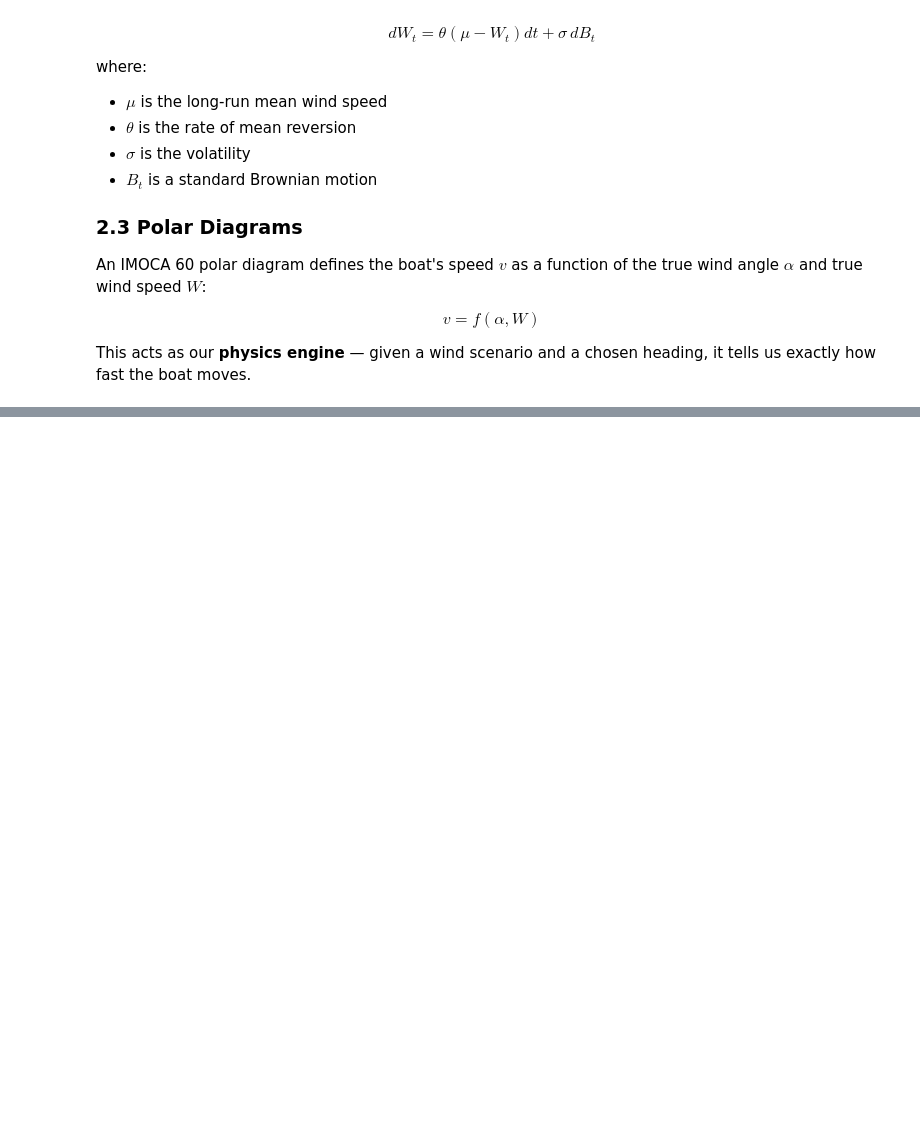
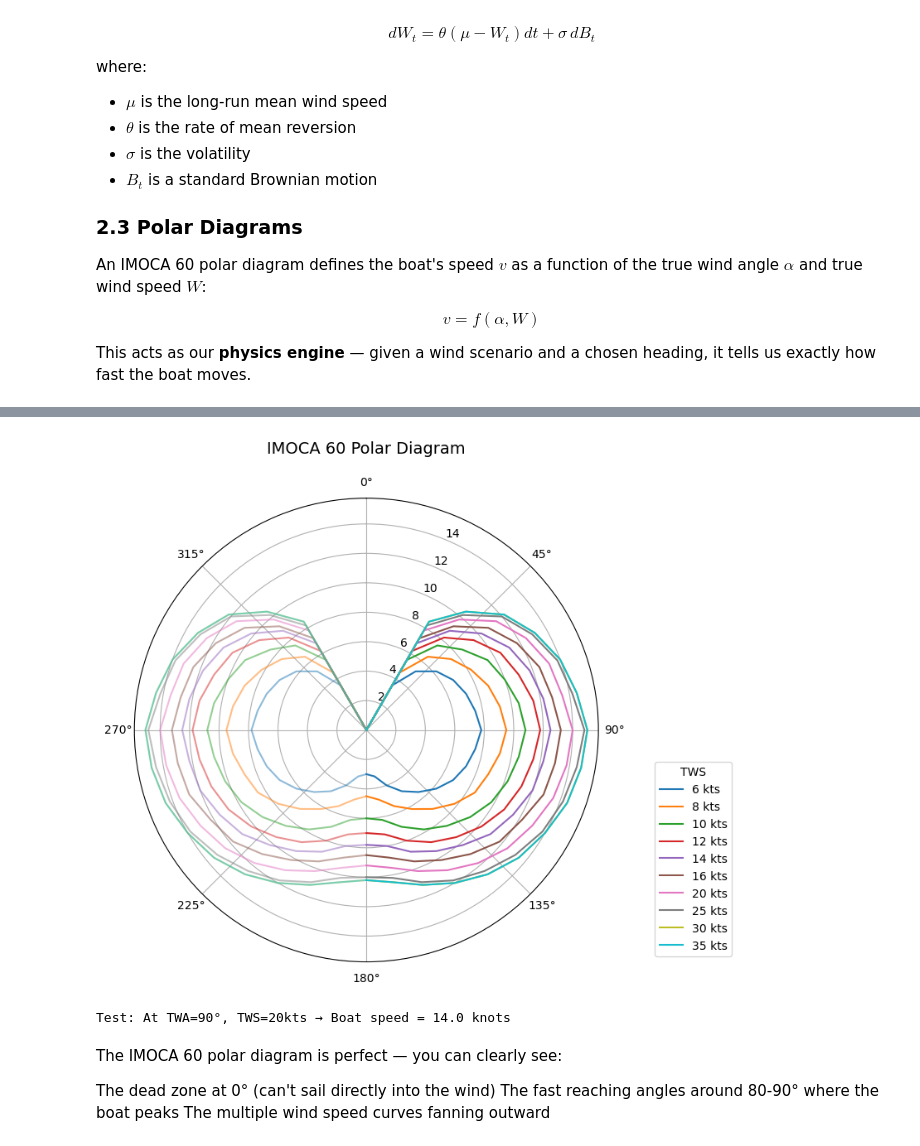
Before and after one commit to Gusti4ka/Omnes-Ventos, a Jupyter notebook: Omnes_Ventos.ipynb, the cells around one changed output, grey strips where cells are left out. Saved outputs shown, nothing was run; the diff lists cells and outputs as text; code cells hidden in the pictures; blank space fills up the shorter version.

Commit message:
Update Omnes_Ventos.ipynb
Add polar diagram code and visualization

```diff
--- a/Omnes_Ventos.ipynb
+++ b/Omnes_Ventos.ipynb
@@ -105,0 +118,75 @@ chosen heading, it tells us exactly how fast the boat moves.
+# %%
+# --- IMOCA 60 Polar Diagram ---
+# Rows: True Wind Angles (TWA) in degrees
+# Columns: True Wind Speeds (TWS) in knots
+# Values: Boat Speed in knots
+
+TWA = np.array([0, 30, 40, 50, 60, 70, 80, 90,
+                100, 110, 120, 130, 140, 150, 160, 170, 180])
+
+TWS = np.array([6, 8, 10, 12, 14, 16, 20, 25, 30, 35])
+
+# Polar matrix: boat speed in knots [TWA x TWS]
+polar_matrix = np.array([
+    [0.0, 0.0, 0.0, 0.0, 0.0, 0.0, 0.0, 0.0, 0.0, 0.0],  # 0°
+    [3.5, 4.5, 5.5, 6.2, 6.8, 7.2, 7.8, 8.2, 8.5, 8.5],  # 30°
+    [5.2, 6.5, 7.5, 8.2, 8.8, 9.2, 9.8,10.2,10.5,10.5],  # 40°
+    [6.2, 7.5, 8.5, 9.5,10.2,10.8,11.5,12.0,12.2,12.2],  # 50°
+    [6.8, 8.2, 9.5,10.5,11.2,11.8,12.5,13.0,13.2,13.2],  # 60°
+    [7.2, 8.8,10.0,11.0,11.8,12.5,13.2,13.8,14.0,14.0],  # 70°
+    [7.5, 9.2,10.5,11.5,12.2,12.8,13.5,14.2,14.5,14.5],  # 80°
+    [7.8, 9.5,10.8,11.8,12.5,13.2,14.0,14.8,15.0,15.0],  # 90°
+    [7.5, 9.2,10.5,11.5,12.2,13.0,13.8,14.5,14.8,14.8],  # 100°
+    [7.2, 8.8,10.2,11.2,12.0,12.8,13.5,14.2,14.5,14.5],  # 110°
+    [6.8, 8.5, 9.8,10.8,11.5,12.2,13.0,13.8,14.0,14.0],  # 120°
+    [6.2, 7.8, 9.2,10.2,11.0,11.8,12.5,13.2,13.5,13.5],  # 130°
+    [5.5, 7.0, 8.5, 9.5,10.2,11.0,11.8,12.5,12.8,12.8],  # 140°
+    [4.8, 6.2, 7.8, 8.8, 9.5,10.2,11.0,11.8,12.0,12.0],  # 150°
+    [4.0, 5.5, 7.0, 8.0, 8.8, 9.5,10.2,11.0,11.2,11.2],  # 160°
+    [3.2, 4.8, 6.2, 7.2, 8.0, 8.8, 9.5,10.2,10.5,10.5],  # 170°
+    [3.0, 4.5, 6.0, 7.0, 7.8, 8.5, 9.2,10.0,10.2,10.2],  # 180°
+])
+
+def get_boat_speed(twa, tws):
+    """
+    Interpolate boat speed from polar diagram.
+
+    Parameters:
+        twa (float): True Wind Angle in degrees (0-180)
+        tws (float): True Wind Speed in knots
+
+    Returns:
+        float: Boat speed in knots
+    """
+    twa = np.clip(twa, 0, 180)
+    tws = np.clip(tws, TWS[0], TWS[-1])
+    return float(np.interp(tws, TWS,
+               [np.interp(twa, TWA, polar_matrix[:, i])
+                for i in range(len(TWS))]))
+
+# --- Plot the Polar Diagram ---
+fig, ax = plt.subplots(subplot_kw={'projection': 'polar'}, figsize=(8, 8))
+
+for i, tws in enumerate(TWS):
+    speeds = polar_matrix[:, i]
+    angles = np.radians(TWA)
+    ax.plot(angles, speeds, label=f'{tws} kts')
+    ax.plot(-angles, speeds, color=ax.lines[-1].get_color(), alpha=0.5)
+
+ax.set_theta_zero_location('N')
+ax.set_theta_direction(-1)
+ax.set_title('IMOCA 60 Polar Diagram', fontsize=14, pad=20)
+ax.legend(loc='lower right', bbox_to_anchor=(1.3, 0.0), title='TWS')
+plt.tight_layout()
+plt.show()
+
+print(f"Test: At TWA=90°, TWS=20kts → Boat speed = {get_boat_speed(90, 20):.1f} knots")
+# %% [output]
+[figure, added]
+Test: At TWA=90°, TWS=20kts → Boat speed = 14.0 knots
+# %% [markdown]
+The IMOCA 60 polar diagram is perfect — you can clearly see:
+
+The dead zone at 0° (can't sail directly into the wind)
+The fast reaching angles around 80-90° where the boat peaks
+The multiple wind speed curves fanning outward
```
Also changed, not shown: parts of 2 cells of this notebook.
